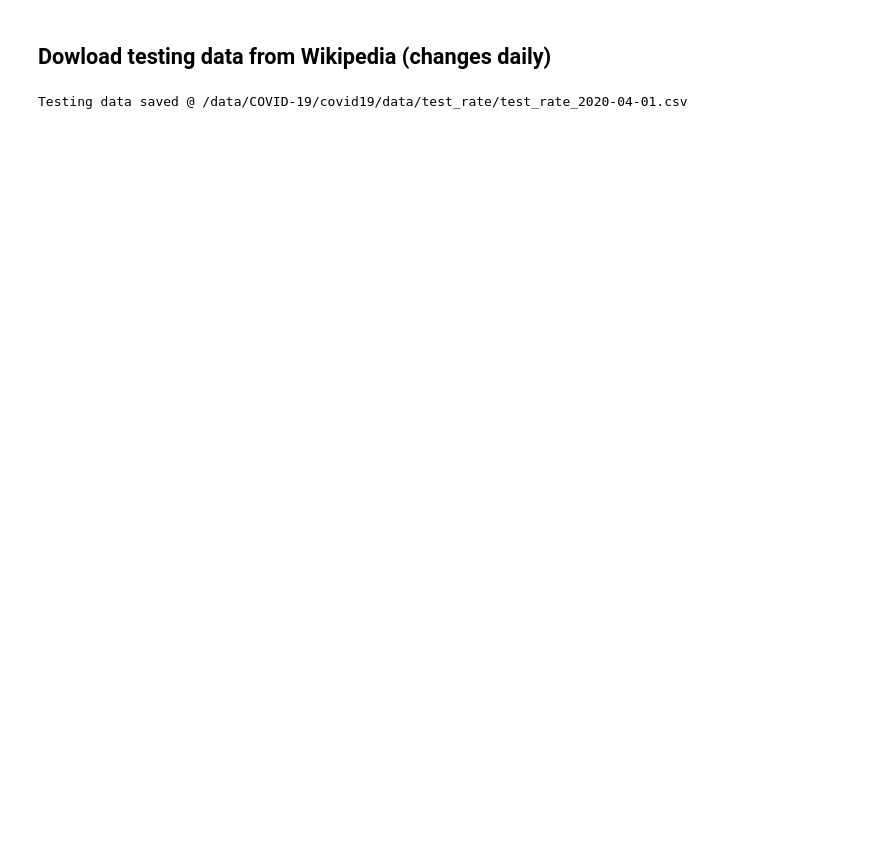
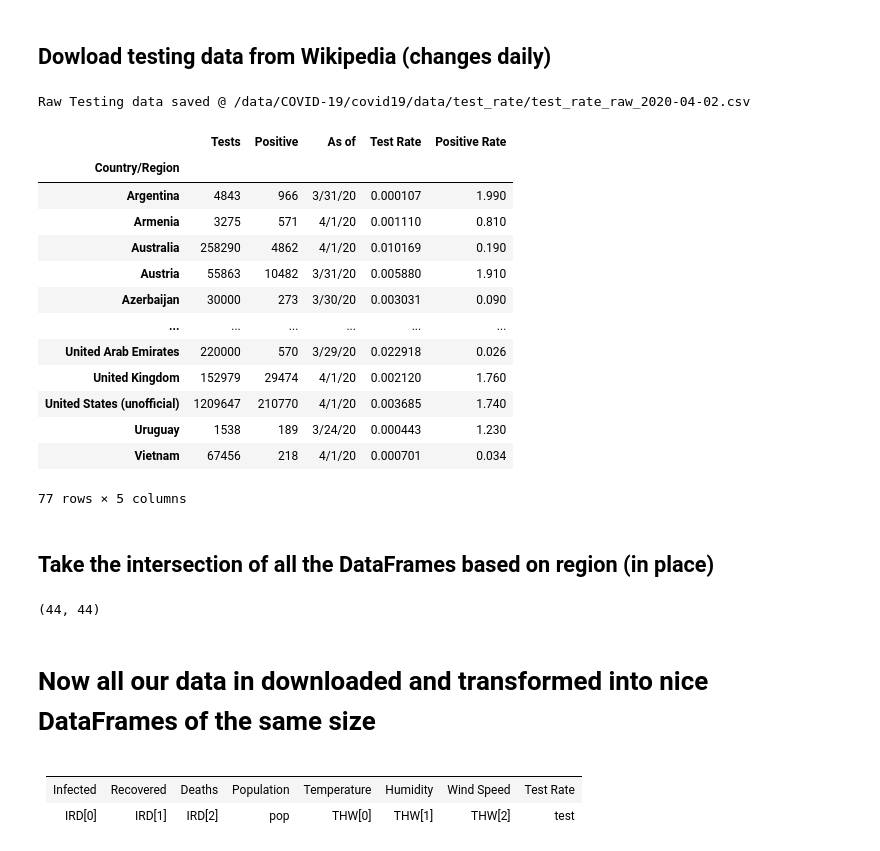
Before and after one commit to chrisfinlay/covid19, a Jupyter notebook: notebooks/1.Introduction.ipynb, the cells around one changed output. Cells and saved outputs as stored; diff of their text form; code cells hidden in the pictures; blank space fills up the shorter version.

```diff
--- a/notebooks/1.Introduction.ipynb
+++ b/notebooks/1.Introduction.ipynb
@@ -31,6 +99,39 @@ Population data saved @ /data/COVID-19/covid19/data/population/populations.csv
 # %% [markdown]
 ## Dowload testing data from Wikipedia (changes daily)
-# %%
-collect.testing()
-# %% [output]
-Testing data saved @ /data/COVID-19/covid19/data/test_rate/test_rate_2020-04-01.csv
+# %%
+test_fp = collect.testing()
+# %% [output]
+Raw Testing data saved @ /data/COVID-19/covid19/data/test_rate/test_rate_raw_2020-04-02.csv
+# %%
+test = transform.testing()
+# %%
+test
+# %% [output]
+|  | Tests | Positive | As of | Test Rate | Positive Rate |
+| Country/Region |  |  |  |  |  |
+| Argentina | 4843 | 966 | 3/31/20 | 0.000107 | 1.990 |
+| Armenia | 3275 | 571 | 4/1/20 | 0.001110 | 0.810 |
+| Australia | 258290 | 4862 | 4/1/20 | 0.010169 | 0.190 |
+| Austria | 55863 | 10482 | 3/31/20 | 0.005880 | 1.910 |
+| Azerbaijan | 30000 | 273 | 3/30/20 | 0.003031 | 0.090 |
+| ... | ... | ... | ... | ... | ... |
+| United Arab Emirates | 220000 | 570 | 3/29/20 | 0.022918 | 0.026 |
+| United Kingdom | 152979 | 29474 | 4/1/20 | 0.002120 | 1.760 |
+| United States (unofficial) | 1209647 | 210770 | 4/1/20 | 0.003685 | 1.740 |
+| Uruguay | 1538 | 189 | 3/24/20 | 0.000443 | 1.230 |
+| Vietnam | 67456 | 218 | 4/1/20 | 0.000701 | 0.034 |
+77 rows × 5 columns
+# %% [markdown]
+## Take the intersection of all the DataFrames based on region (in place)
+# %%
+keep = transform.intersect_dfs([test, pop, *THW, *IRD])
+len(keep), len(pop)
+# %% [output]
+(44, 44)
+# %% [markdown]
+# Now all our data in downloaded and transformed into nice DataFrames of the same size
+# %% [markdown]
+|     |     |     |     |     |     |     |     |
+|-----|-----|-----|-----|-----|-----|-----|-----|
+|Infected |Recovered | Deaths | Population | Temperature | Humidity | Wind Speed | Test Rate |
+|IRD[0] | IRD[1] | IRD[2] | pop| THW[0] | THW[1] | THW[2] | test
```
Also changed, not shown: parts of 11 cells of this notebook, 10 other files.
